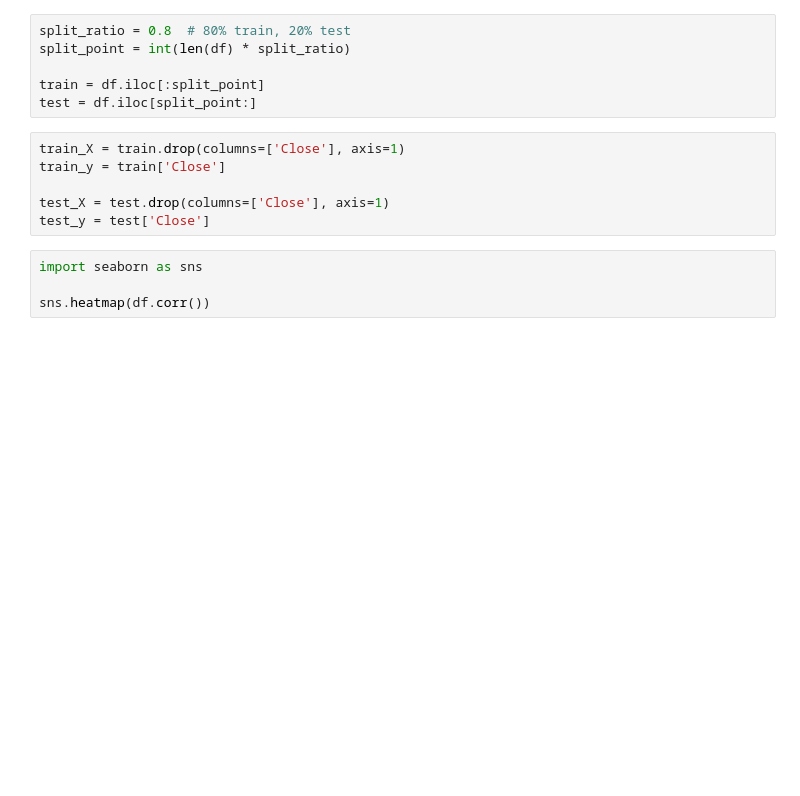
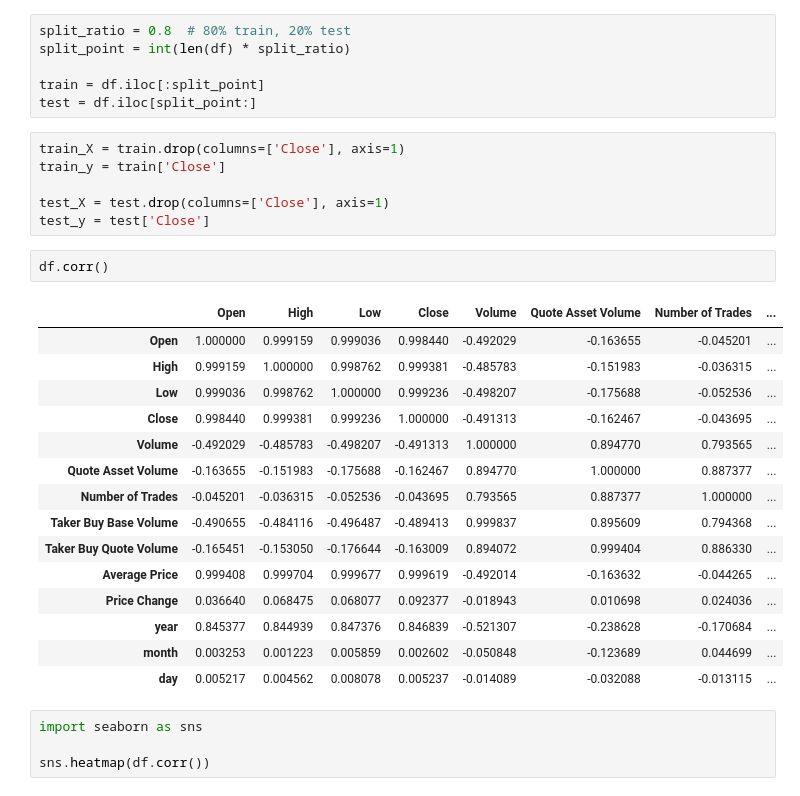
Before and after one commit to zabih1/CryptoForecasting, a Jupyter notebook: Notebook/practice.ipynb, the cells around one changed output. Drawn from its saved outputs; the diff is of its cells as text; blank space fills up the shorter version.

```diff
--- a/Notebook/practice.ipynb
+++ b/Notebook/practice.ipynb
@@ -51,6 +51,24 @@ train_y = train['Close']
 
 test_X = test.drop(columns=['Close'], axis=1)
 test_y = test['Close']
+# %%
+df.corr()
+# %% [output]
+|  | Open | High | Low | Close | Volume | Quote Asset Volume | Number of Trades | ... |
+| Open | 1.000000 | 0.999159 | 0.999036 | 0.998440 | -0.492029 | -0.163655 | -0.045201 | ... |
+| High | 0.999159 | 1.000000 | 0.998762 | 0.999381 | -0.485783 | -0.151983 | -0.036315 | ... |
+| Low | 0.999036 | 0.998762 | 1.000000 | 0.999236 | -0.498207 | -0.175688 | -0.052536 | ... |
+| Close | 0.998440 | 0.999381 | 0.999236 | 1.000000 | -0.491313 | -0.162467 | -0.043695 | ... |
+| Volume | -0.492029 | -0.485783 | -0.498207 | -0.491313 | 1.000000 | 0.894770 | 0.793565 | ... |
+| Quote Asset Volume | -0.163655 | -0.151983 | -0.175688 | -0.162467 | 0.894770 | 1.000000 | 0.887377 | ... |
+| Number of Trades | -0.045201 | -0.036315 | -0.052536 | -0.043695 | 0.793565 | 0.887377 | 1.000000 | ... |
+| Taker Buy Base Volume | -0.490655 | -0.484116 | -0.496487 | -0.489413 | 0.999837 | 0.895609 | 0.794368 | ... |
+| Taker Buy Quote Volume | -0.165451 | -0.153050 | -0.176644 | -0.163009 | 0.894072 | 0.999404 | 0.886330 | ... |
+| Average Price | 0.999408 | 0.999704 | 0.999677 | 0.999619 | -0.492014 | -0.163632 | -0.044265 | ... |
+| Price Change | 0.036640 | 0.068475 | 0.068077 | 0.092377 | -0.018943 | 0.010698 | 0.024036 | ... |
+| year | 0.845377 | 0.844939 | 0.847376 | 0.846839 | -0.521307 | -0.238628 | -0.170684 | ... |
+| month | 0.003253 | 0.001223 | 0.005859 | 0.002602 | -0.050848 | -0.123689 | 0.044699 | ... |
+| day | 0.005217 | 0.004562 | 0.008078 | 0.005237 | -0.014089 | -0.032088 | -0.013115 | ... |
 # %%
 import seaborn as sns
 
```
Also changed, not shown: parts of 7 cells of this notebook, 10 other files.
